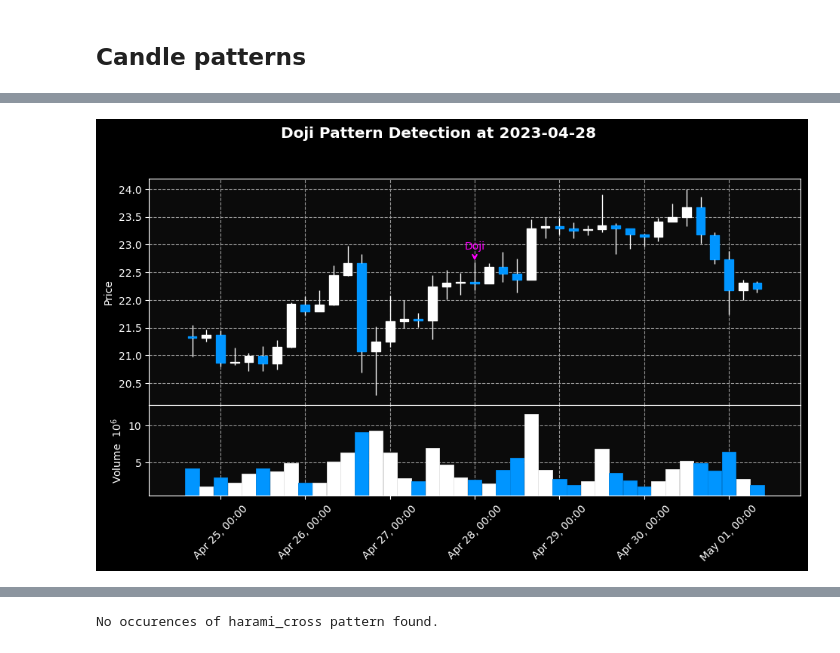
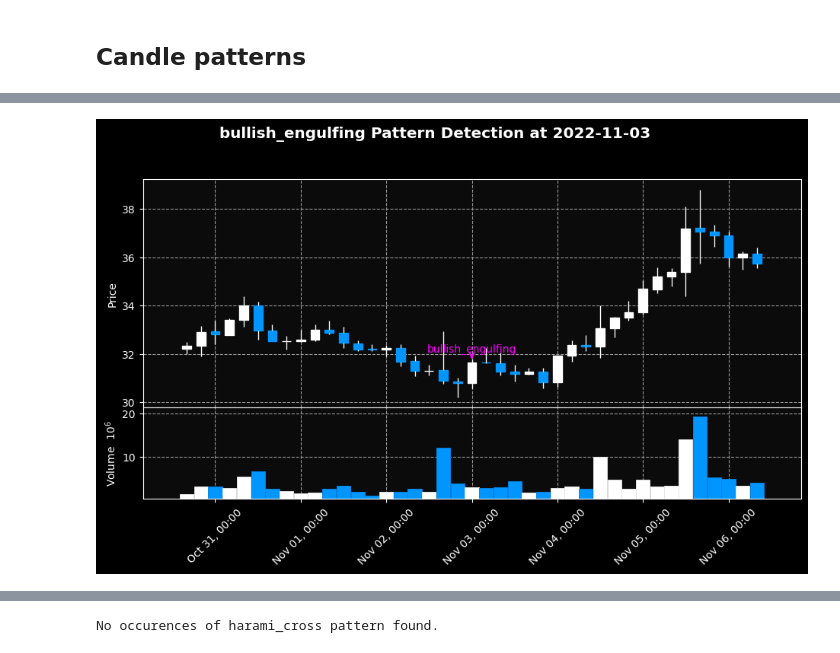
Before and after one commit to dkalenov/trading-bots-and-strategies, a Jupyter notebook: ML_candle_patterns_bot/ML_Trading_Bot.ipynb, the cells around one changed output, grey strips where cells are left out. Cells and saved outputs as stored; diff of their text form; code cells hidden in the pictures.

Commit message:
data_preprocessing

```diff
--- a/ML_candle_patterns_bot/ML_Trading_Bot.ipynb
+++ b/ML_candle_patterns_bot/ML_Trading_Bot.ipynb
@@ -360,7 +483,8 @@ interval = '4h'
 start_date = '2022-09'
 end_date = '2025-08'
 
-data = download_klines(symbol, interval, start_date, end_date)
+data_klines = download_klines(symbol, interval, start_date, end_date)
+data = data_klines.copy()
 # %%
 # check and remove duplicates in index
 data = data[~data.index.duplicated(keep='first')]
@@ -438,4 +566,4 @@ plot_random_pattern(data, 'inverted_hammer', 'inverted_hammer')
 # %%
-plot_random_pattern(data, 'doji', 'Doji')
+plot_random_pattern(data, 'bullish_engulfing', 'bullish_engulfing')
 # %% [output]
-[figure, old version]
+[figure, new version]
```
Also changed, not shown: parts of 44 cells of this notebook.
